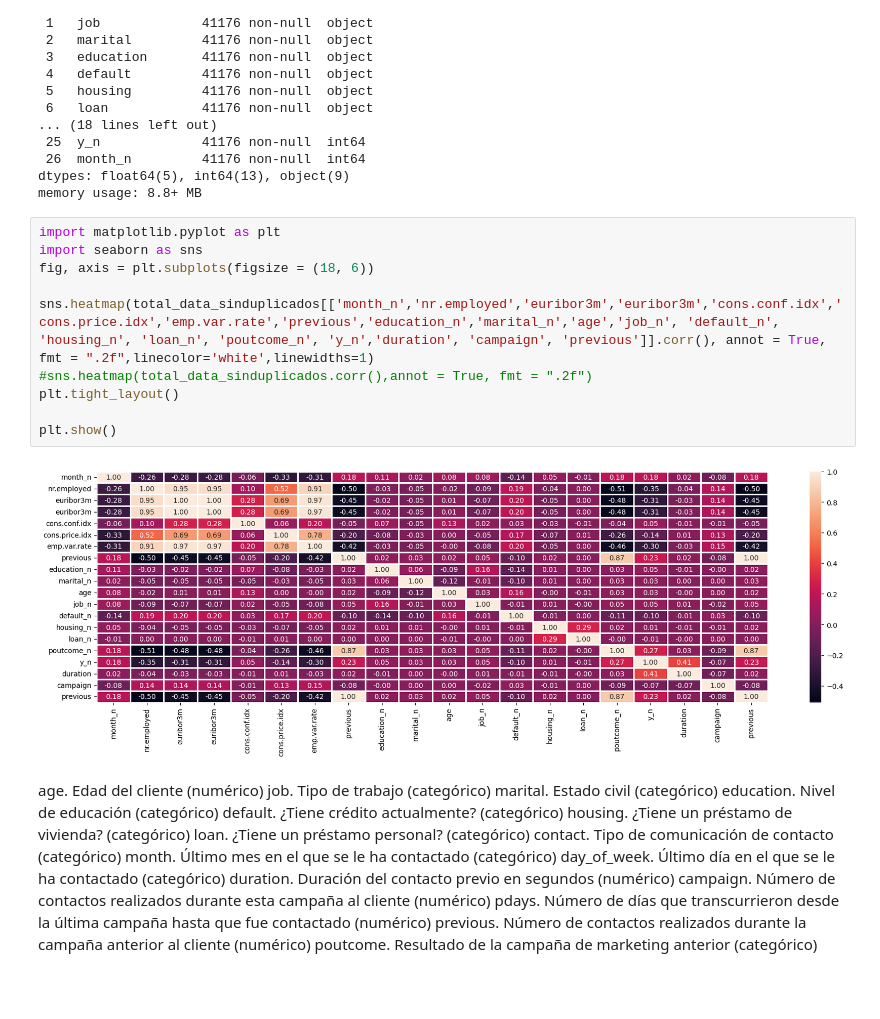
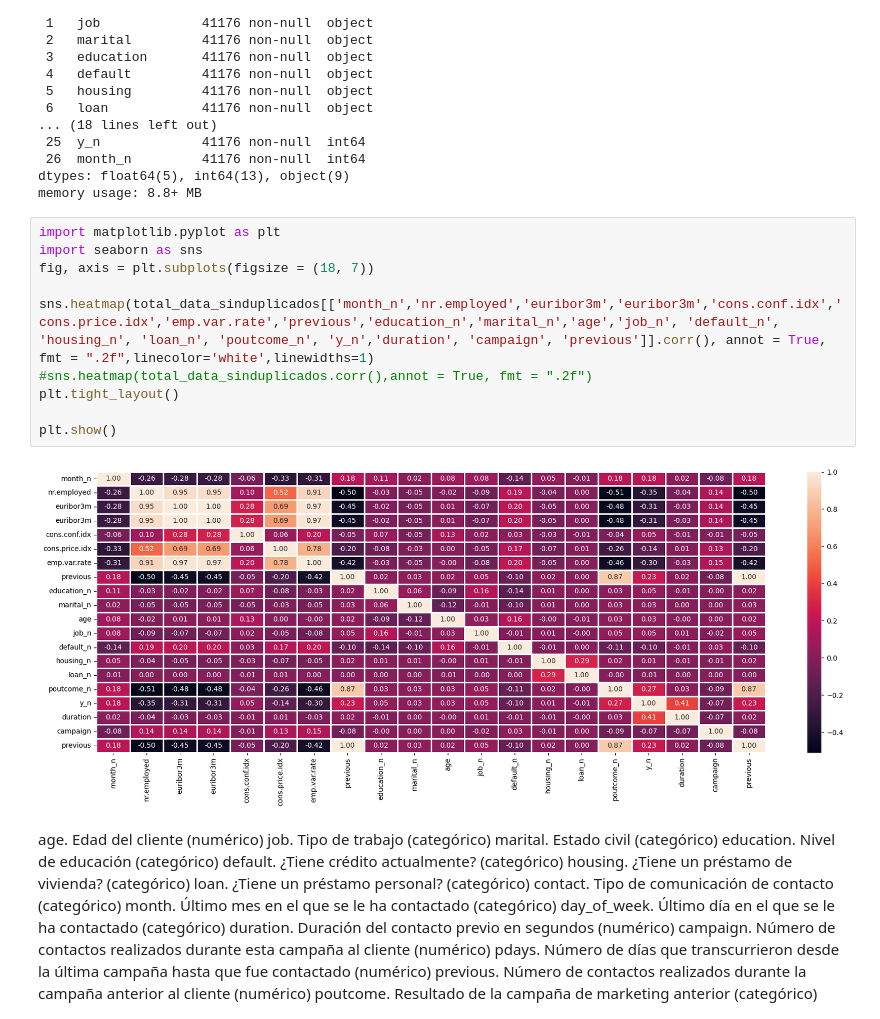
Before and after one commit to OlgaKurganova/regresion_logistica, a Jupyter notebook: src/explore.ipynb, the cells around one changed output. Drawn from its saved outputs; the diff is of its cells as text; blank space fills up the shorter version.

```diff
--- a/src/explore.ipynb
+++ b/src/explore.ipynb
@@ -202,15 +202,15 @@ memory usage: 8.8+ MB
 # %%
 import matplotlib.pyplot as plt
 import seaborn as sns
-fig, axis = plt.subplots(figsize = (18, 6))
+fig, axis = plt.subplots(figsize = (18, 7))
 
 sns.heatmap(total_data_sinduplicados[['month_n','nr.employed','euribor3m','euribor3m','cons.conf.idx','cons.price.idx','emp.var.rate','previous','education_n','marital_n','age','job_n', 'default_n', 'housing_n', 'loan_n', 'poutcome_n', 'y_n','duration', 'campaign', 'previous']].corr(), annot = True, fmt = ".2f",linecolor='white',linewidths=1)
 #sns.heatmap(total_data_sinduplicados.corr(),annot = True, fmt = ".2f")
 plt.tight_layout()
 
 plt.show()
 # %% [output]
-[figure, old version]
+[figure, new version]
 # %% [markdown]
 age. Edad del cliente (numérico)
 job. Tipo de trabajo (categórico)
```
Also changed, not shown: parts of 13 cells of this notebook, 1 other file.
